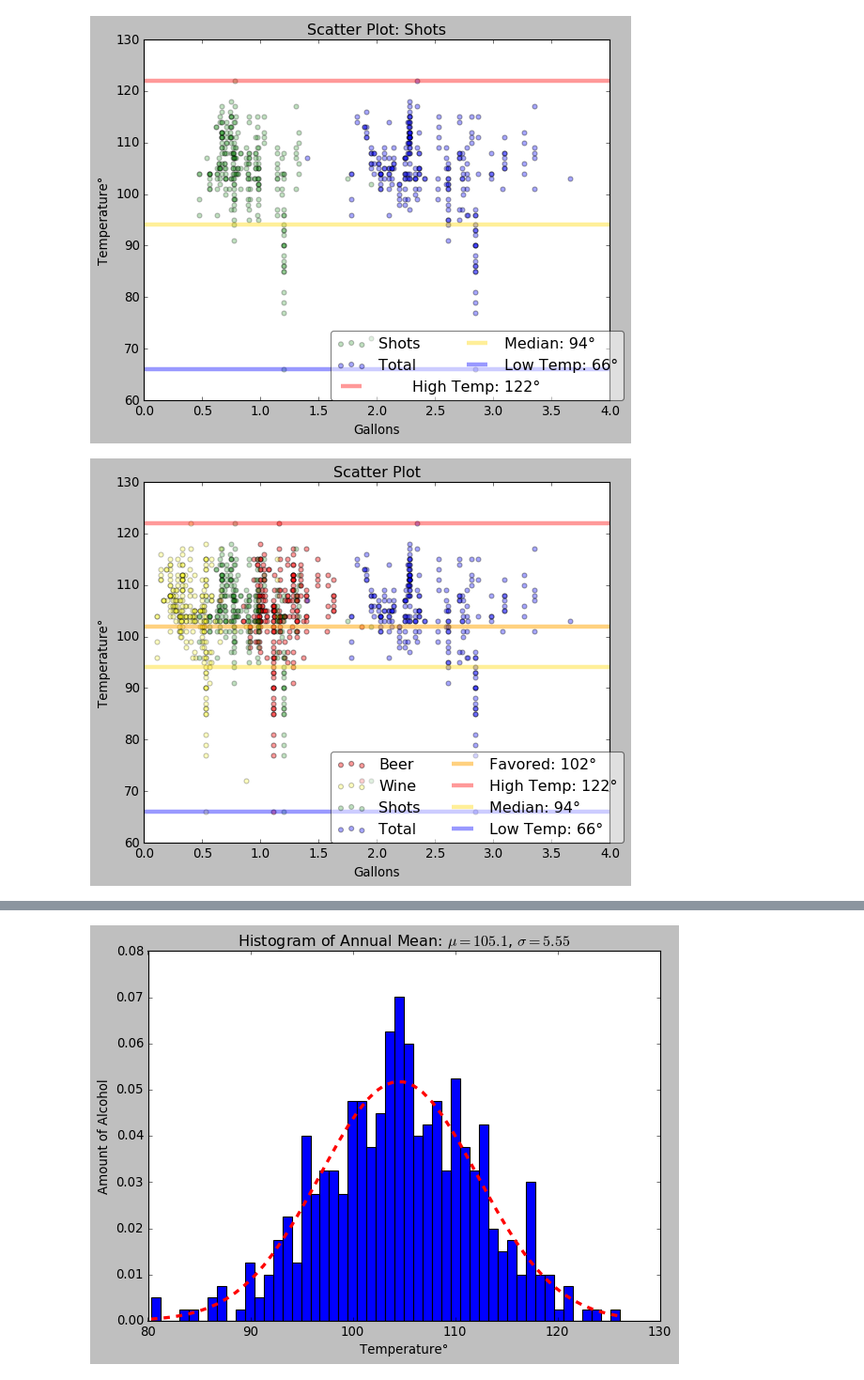
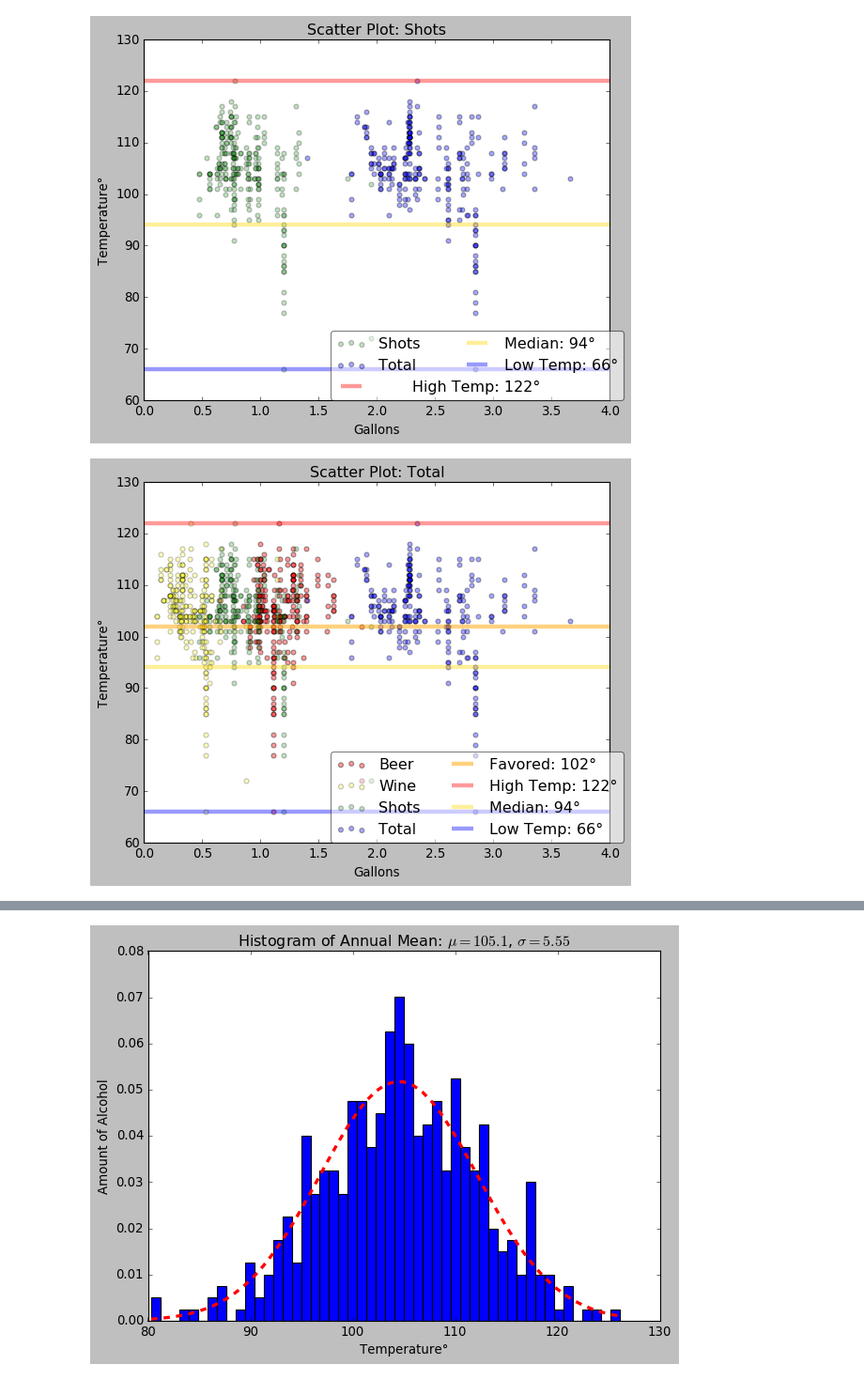
Before and after one commit to MatthewNewell006/alcohol_consumption, a Jupyter notebook: jupyter/2015_Analysis.ipynb, the cells around one changed output, grey strips where cells are left out. Shown: that part at 94% size. Drawn from its saved outputs; the diff is of its cells as text; code cells hidden in the pictures.

```diff
--- a/jupyter/2015_Analysis.ipynb
+++ b/jupyter/2015_Analysis.ipynb
@@ -171,25 +171,25 @@ plt.show();
 # %%
 plt.scatter(df['ethanol_beer_gallons_per_capita'], df['ANN'],alpha=0.4, c = 'red',label='Beer')
 plt.scatter(df['ethanol_wine_gallons_per_capita'], df['ANN'],alpha=0.25, c = 'yellow',label='Wine')
 plt.scatter(df['ethanol_spirit_gallons_per_capita'], df['ANN'],alpha=0.25, c = 'green',label='Shots')
 plt.scatter(df['ethanol_all_drinks_gallons_per_capita'], df['ANN'],alpha=0.35, c = 'blue',label='Total')
 plt.xlabel('Gallons')
 plt.ylabel('Temperature°')
 
 plt.hlines(102,-2,6,colors = 'orange', alpha = 0.5, linewidth = 4, label = 'Favored: 102°')
 
 plt.hlines(122,-2,6,colors = 'red', alpha = 0.4, linewidth = 4, label = 'High Temp: 122°')
 plt.hlines(94,-2,6,colors = 'gold', alpha = 0.4, linewidth = 4, label = 'Median: 94°')
 plt.hlines(66,-2,6,colors = 'blue', alpha = 0.4, linewidth = 4, label = 'Low Temp: 66°')
 
 plt.xlim((0,4))
 
-plt.title('Scatter Plot')
+plt.title('Scatter Plot: Total')
 plt.legend(loc = 'lower right', fancybox=True, framealpha=0.5, bbox_to_anchor=(0.4, 0, 0.63, .102),ncol=2,mode="expand",borderaxespad=0.)
 plt.savefig('../img/scatter_annual_gallons.jpg', dpi = 150)
 plt.show();
 # %% [output]
-[figure, old version]
+[figure, new version]
 # %%
 df.describe()
 # %% [output]
```
Also changed, not shown: 1 other file.
